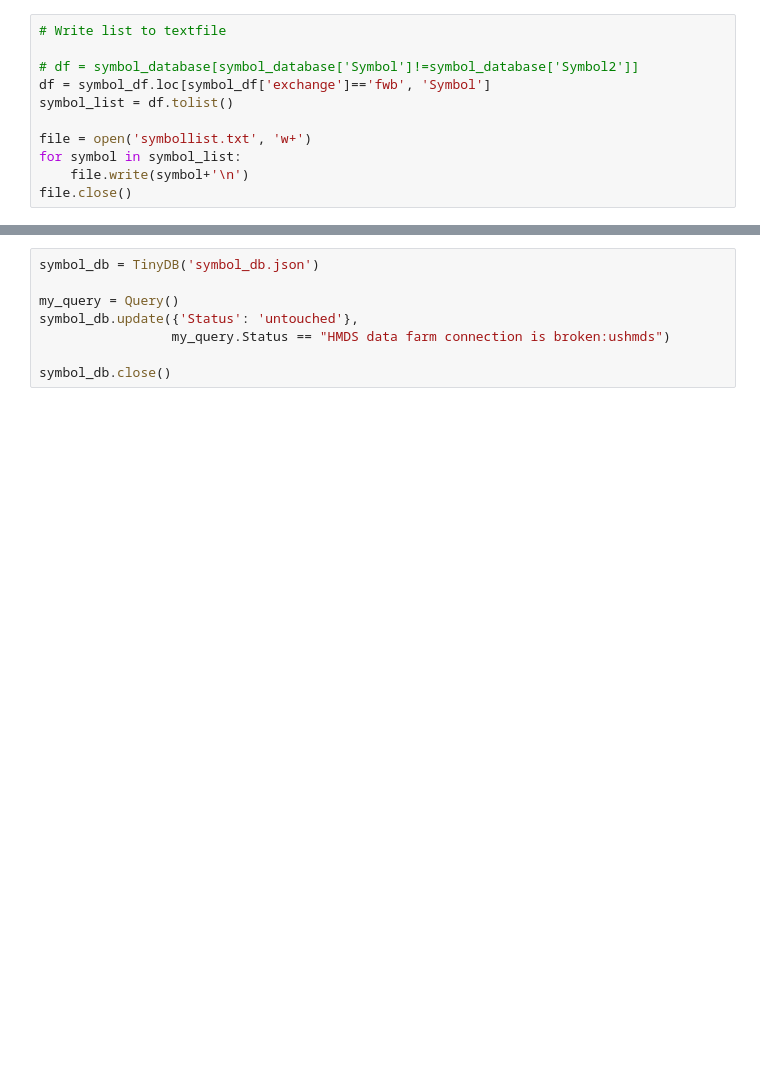
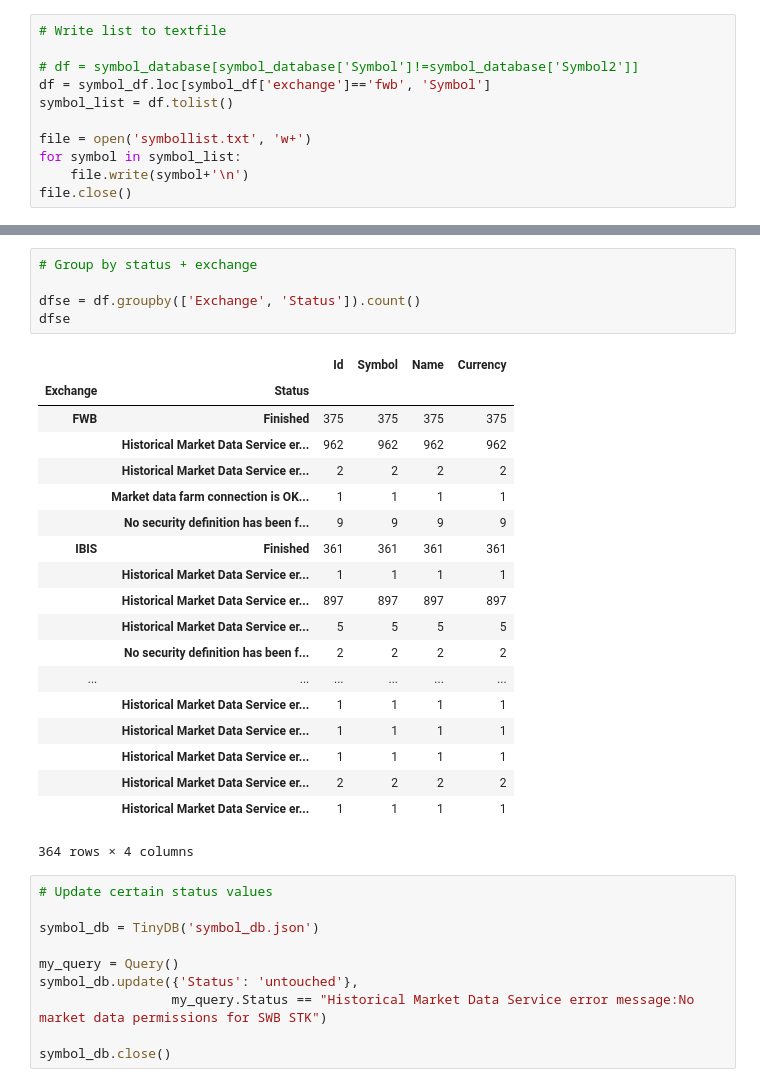
Before and after one commit to webclinic017/barbucket, a Jupyter notebook: ib_tws_api/symbol_database.ipynb, the cells around one changed output, grey strips where cells are left out. Cells and saved outputs as stored; diff of their text form; blank space fills up the shorter version.

```diff
--- a/ib_tws_api/symbol_database.ipynb
+++ b/ib_tws_api/symbol_database.ipynb
@@ -95,8 +142,35 @@ df
+# %%
+# Group by status + exchange
+
+dfse = df.groupby(['Exchange', 'Status']).count()
+dfse
+# %% [output]
+|  |  | Id | Symbol | Name | Currency |
+| Exchange | Status |  |  |  |  |
+| FWB | Finished | 375 | 375 | 375 | 375 |
+|  | Historical Market Data Service er... | 962 | 962 | 962 | 962 |
+|  | Historical Market Data Service er... | 2 | 2 | 2 | 2 |
+|  | Market data farm connection is OK... | 1 | 1 | 1 | 1 |
+|  | No security definition has been f... | 9 | 9 | 9 | 9 |
+| IBIS | Finished | 361 | 361 | 361 | 361 |
+|  | Historical Market Data Service er... | 1 | 1 | 1 | 1 |
+|  | Historical Market Data Service er... | 897 | 897 | 897 | 897 |
+|  | Historical Market Data Service er... | 5 | 5 | 5 | 5 |
+|  | No security definition has been f... | 2 | 2 | 2 | 2 |
+| ... | ... | ... | ... | ... | ... |
+|  | Historical Market Data Service er... | 1 | 1 | 1 | 1 |
+|  | Historical Market Data Service er... | 1 | 1 | 1 | 1 |
+|  | Historical Market Data Service er... | 1 | 1 | 1 | 1 |
+|  | Historical Market Data Service er... | 2 | 2 | 2 | 2 |
+|  | Historical Market Data Service er... | 1 | 1 | 1 | 1 |
+364 rows × 4 columns
 # %%
+# Update certain status values
+
 symbol_db = TinyDB('symbol_db.json')
 
 my_query = Query()
 symbol_db.update({'Status': 'untouched'},
-                 my_query.Status == "HMDS data farm connection is broken:ushmds")
+                 my_query.Status == "Historical Market Data Service error message:No market data permissions for SWB STK")
 
 symbol_db.close()
```
Also changed, not shown: parts of 9 cells of this notebook, 3 other files.
